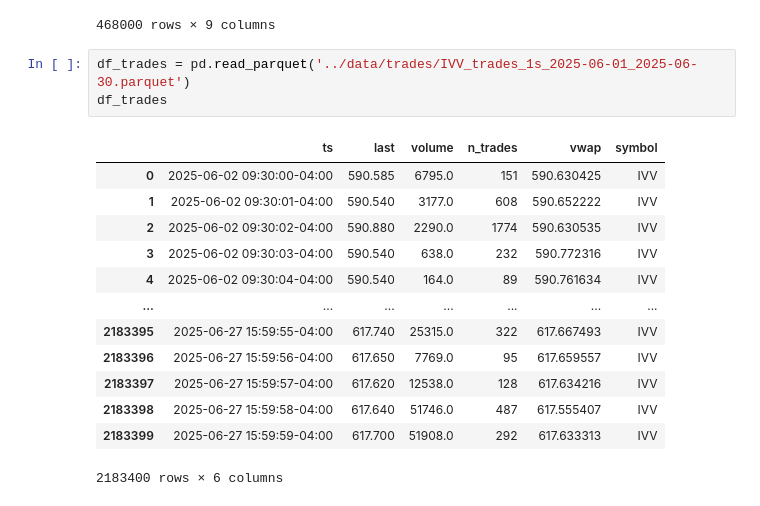
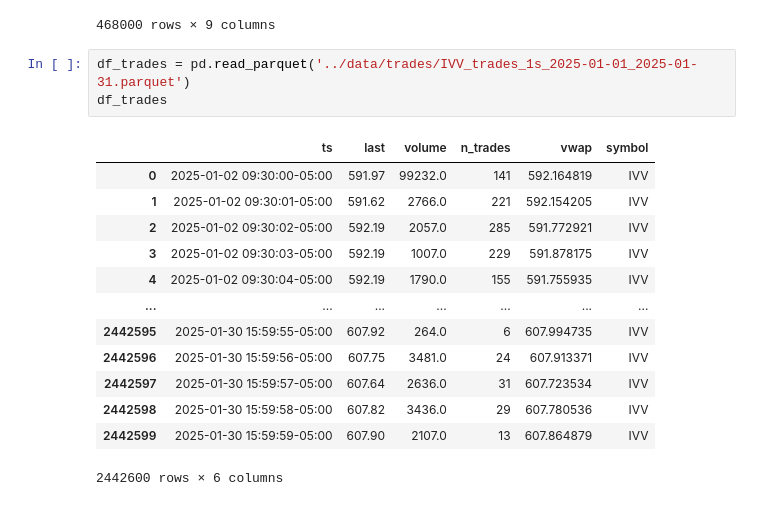
Before and after one commit to choijaewon959/Microstructure-driven-alpha-engine, a Jupyter notebook: src/anlaysis.ipynb, the cells around one changed output. Saved outputs shown, nothing was run; the diff lists cells and outputs as text.

```diff
--- a/src/anlaysis.ipynb
+++ b/src/anlaysis.ipynb
@@ -37,19 +133,19 @@ df_prices
 | 467999 | 2025-01-31 15:59:59-05:00 | GS | 640.1275 | 640.400 | 639.950 | 639.950 | 1997.0 | 640.1882 | 40.0 |
 468000 rows × 9 columns
 # %%
-df_trades = pd.read_parquet('../data/trades/IVV_trades_1s_2025-06-01_2025-06-30.parquet')
+df_trades = pd.read_parquet('../data/trades/IVV_trades_1s_2025-01-01_2025-01-31.parquet')
 df_trades
 # %% [output]
 |  | ts | last | volume | n_trades | vwap | symbol |
-| 0 | 2025-06-02 09:30:00-04:00 | 590.585 | 6795.0 | 151 | 590.630425 | IVV |
-| 1 | 2025-06-02 09:30:01-04:00 | 590.540 | 3177.0 | 608 | 590.652222 | IVV |
-| 2 | 2025-06-02 09:30:02-04:00 | 590.880 | 2290.0 | 1774 | 590.630535 | IVV |
-| 3 | 2025-06-02 09:30:03-04:00 | 590.540 | 638.0 | 232 | 590.772316 | IVV |
-| 4 | 2025-06-02 09:30:04-04:00 | 590.540 | 164.0 | 89 | 590.761634 | IVV |
+| 0 | 2025-01-02 09:30:00-05:00 | 591.97 | 99232.0 | 141 | 592.164819 | IVV |
+| 1 | 2025-01-02 09:30:01-05:00 | 591.62 | 2766.0 | 221 | 592.154205 | IVV |
+| 2 | 2025-01-02 09:30:02-05:00 | 592.19 | 2057.0 | 285 | 591.772921 | IVV |
+| 3 | 2025-01-02 09:30:03-05:00 | 592.19 | 1007.0 | 229 | 591.878175 | IVV |
+| 4 | 2025-01-02 09:30:04-05:00 | 592.19 | 1790.0 | 155 | 591.755935 | IVV |
 | ... | ... | ... | ... | ... | ... | ... |
-| 2183395 | 2025-06-27 15:59:55-04:00 | 617.740 | 25315.0 | 322 | 617.667493 | IVV |
-| 2183396 | 2025-06-27 15:59:56-04:00 | 617.650 | 7769.0 | 95 | 617.659557 | IVV |
-| 2183397 | 2025-06-27 15:59:57-04:00 | 617.620 | 12538.0 | 128 | 617.634216 | IVV |
-| 2183398 | 2025-06-27 15:59:58-04:00 | 617.640 | 51746.0 | 487 | 617.555407 | IVV |
-| 2183399 | 2025-06-27 15:59:59-04:00 | 617.700 | 51908.0 | 292 | 617.633313 | IVV |
+| 2442595 | 2025-01-30 15:59:55-05:00 | 607.92 | 264.0 | 6 | 607.994735 | IVV |
+| 2442596 | 2025-01-30 15:59:56-05:00 | 607.75 | 3481.0 | 24 | 607.913371 | IVV |
+| 2442597 | 2025-01-30 15:59:57-05:00 | 607.64 | 2636.0 | 31 | 607.723534 | IVV |
+| 2442598 | 2025-01-30 15:59:58-05:00 | 607.82 | 3436.0 | 29 | 607.780536 | IVV |
+| 2442599 | 2025-01-30 15:59:59-05:00 | 607.90 | 2107.0 | 13 | 607.864879 | IVV |
-2183400 rows × 6 columns
+2442600 rows × 6 columns
```
Also changed, not shown: parts of 3 cells of this notebook, 1 other file.
